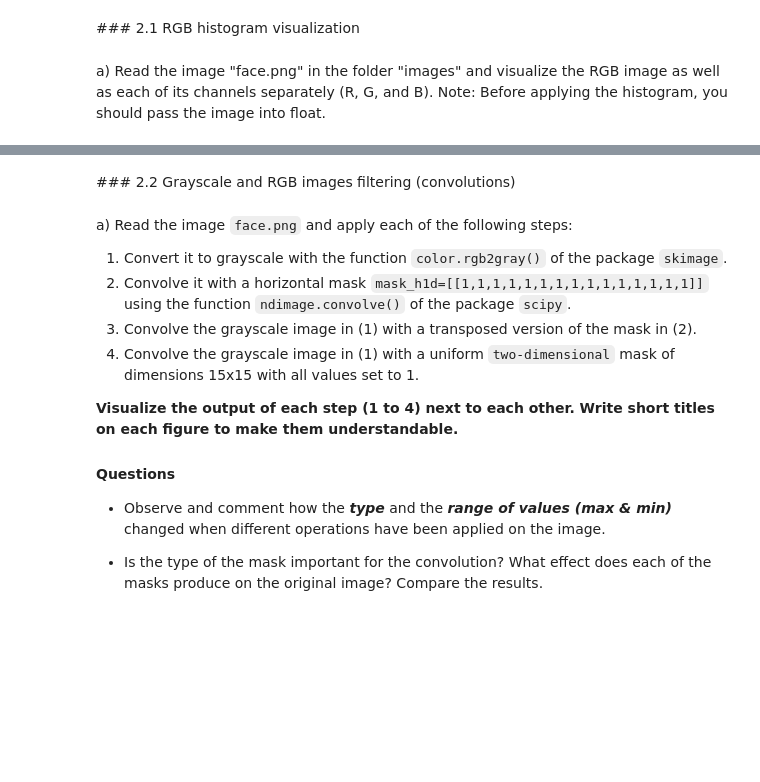
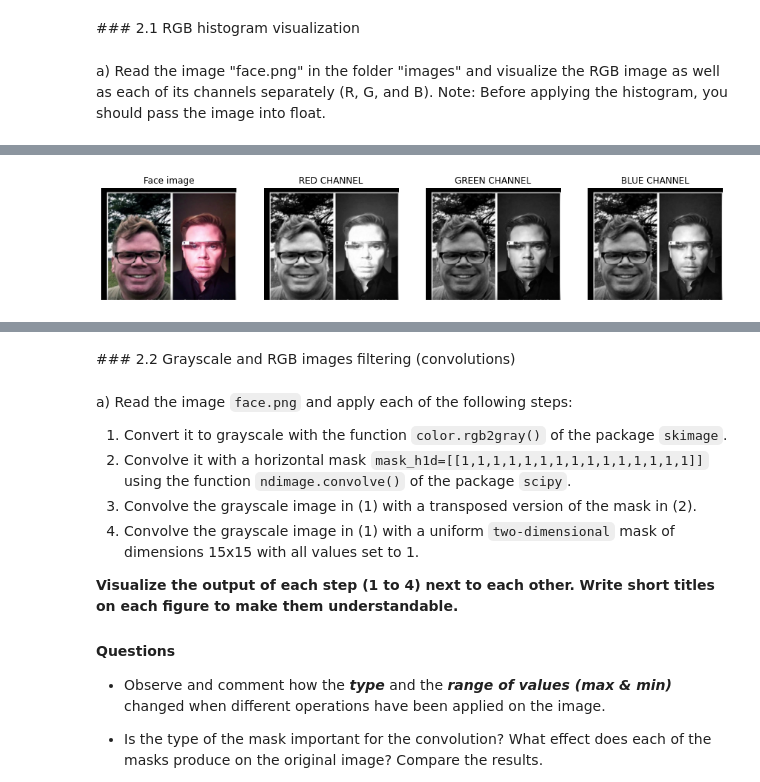
Before and after one commit to PauSolerValades/VA, a Jupyter notebook: Practica2/p2_2021-2022.ipynb, the cells around one changed output, grey strips where cells are left out. Cells and saved outputs as stored; diff of their text form; code cells hidden in the pictures; blank space fills up the shorter version.

```diff
--- a/Practica2/p2_2021-2022.ipynb
+++ b/Practica2/p2_2021-2022.ipynb
@@ -46,3 +41,34 @@ Note: Before applying the histogram, you should pass the image into float.
+# %%
+from skimage import io
+from matplotlib import pyplot as plt
+
+face = io.imread("images/face.png")
+
+fig = plt.figure(figsize=(15,15))
+
+fig.add_subplot(1,4,1)
+plt.imshow(face)
+plt.title('Face image')
+plt.axis("off")
+
+fig.add_subplot(1,4,2)
+plt.imshow(face[:,:,0], cmap="gray")
+plt.title('RED CHANNEL')
+plt.axis("off")
+
+fig.add_subplot(1,4,3)
+plt.imshow(face[:,:,1], cmap="gray")
+plt.title('GREEN CHANNEL')
+plt.axis("off")
+
+fig.add_subplot(1,4,4)
+plt.imshow(face[:,:,2], cmap="gray")
+plt.title('BLUE CHANNEL')
+plt.axis("off")
+
+plt.show()
+# %% [output]
+[figure, added]
 # %% [markdown]
 b) Visualize the histogram of the image. What is the histogram representing for an image?
 The plotted histogram must accomplish these requirements (see image bellow as an example of histogram extraction):
```
Also changed, not shown: parts of 5 cells of this notebook.
